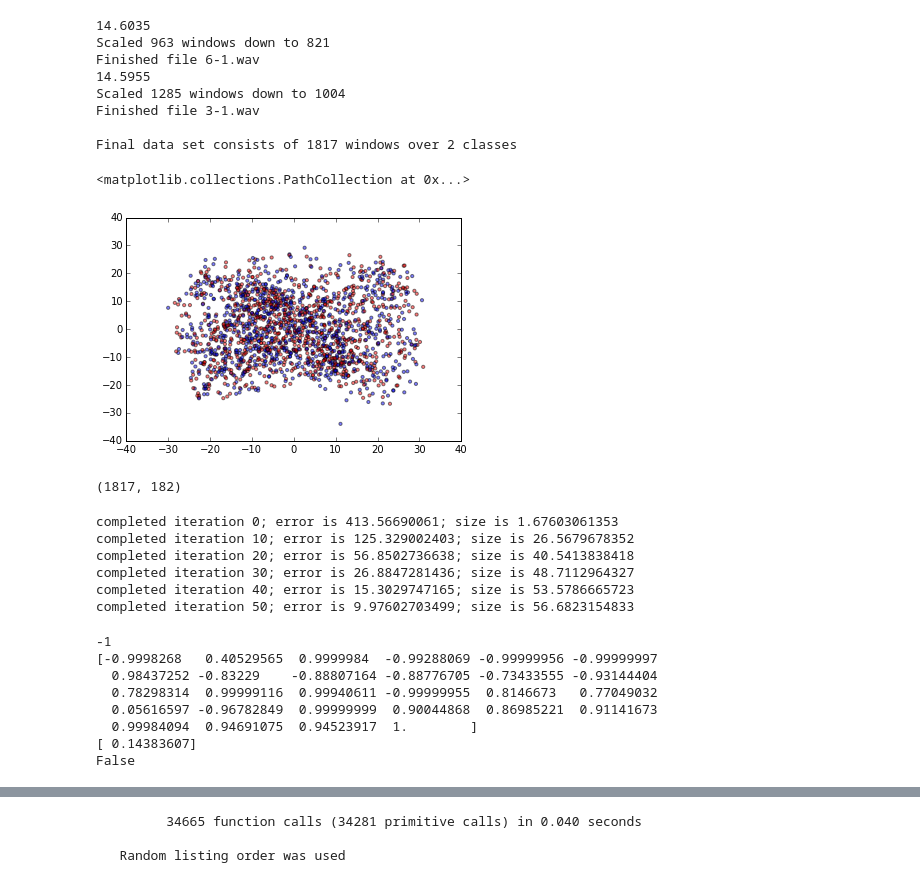
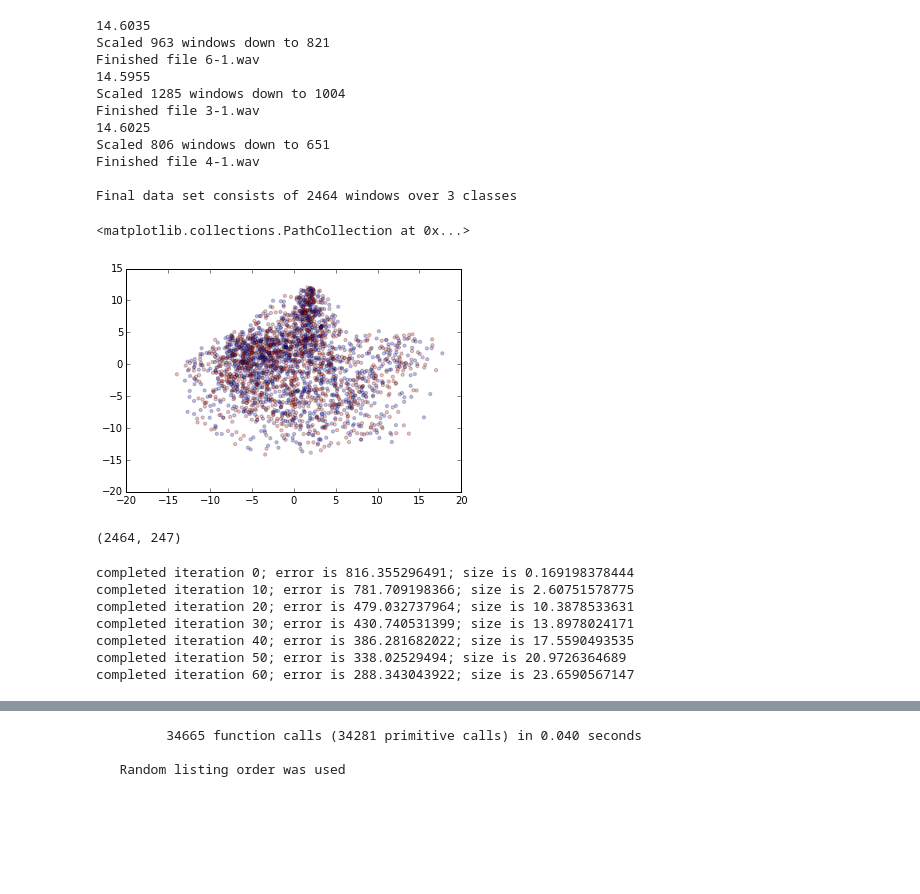
Before and after one commit to daviswer/SpeechAuthenticator, a Jupyter notebook: AnalysisEngine.ipynb, the cells around one changed output, grey strips where cells are left out. Cells and saved outputs as stored; diff of their text form; code cells hidden in the pictures; blank space fills up the shorter version.

```diff
--- a/AnalysisEngine.ipynb
+++ b/AnalysisEngine.ipynb
@@ -15,12 +15,12 @@ from pylab import *
 from numpy import dot, outer
 from sklearn.decomposition import PCA
 # %%
-c = 3
 filelist = ['6-1.wav',
-            '3-1.wav'
+            '3-1.wav',
+            '4-1.wav'
             ]
-info = WAVreader(filelist, [-1,1], 0.05)
-data = info.concatset
+info = WAVreader(filelist, [0,1,2], 0.05)
+data = info.dataset
 # %% [output]
 14.6035
 Scaled 963 windows down to 821
@@ -28,54 +28,42 @@ Finished file 6-1.wav
 14.5955
 Scaled 1285 windows down to 1004
 Finished file 3-1.wav
+14.6025
+Scaled 806 windows down to 651
+Finished file 4-1.wav
 
-Final data set consists of 1817 windows over 2 classes
+Final data set consists of 2464 windows over 3 classes
 # %%
-X = [dat[0] for dat in info.lnDeltaset]
-labels = [(dat[1]+0.0)/info.length*2 for dat in info.concatset]
+X = [dat[0] for dat in info.lnMFCCset]
+labels = [(dat[1]+0.0)/info.length*2 for dat in info.lnMFCCset]
 pca = PCA(n_components=2)
 pca.fit(X)
 newX = pca.transform(X)
-scatter([x[0] for x in newX], [x[1] for x in newX],c=[[1,0,0],[0,0,1]],alpha=0.5,s=10)
+scatter([x[0] for x in newX], [x[1] for x in newX],c=[[1,0,0],[0,0,1]],alpha=0.25,s=10)
 # %% [output]
 <matplotlib.collections.PathCollection at 0x...>
-[figure, old version]
+[figure, new version]
 # %%
 trainset = []
 testset = []
 for i in xrange(len(data)):
-    if i%10 == 0: testset.append(data[i])
+    if i%10 == 2: testset.append(data[i])
     else: trainset.append(data[i])
 print (len(data), len(testset))
 # %% [output]
-(1817, 182)
+(2464, 247)
 # %%
-NTN = ShallowNeuralNetwork()#input_dim=26, hidden_dim=13)
+NTN = ShallowNeuralNetwork(input_dim=79, hidden_dim=27)
 # cProfile.run('NTN.train(trainset, maxiter=41, alpha=0.0001, lmbda=0.001, display_progress=True)')
-NTN.train(trainset, maxiter=51, alpha=0.0001, display_progress=True)
+NTN.train(trainset, maxiter=61, alpha=0.0001, lmbda=0.00001, display_progress=True)
 # %% [output]
-completed iteration 0; error is 413.56690061; size is 1.67603061353
-completed iteration 10; error is 125.329002403; size is 26.5679678352
-completed iteration 20; error is 56.8502736638; size is 40.5413838418
-completed iteration 30; error is 26.8847281436; size is 48.7112964327
-completed iteration 40; error is 15.3029747165; size is 53.5786665723
-completed iteration 50; error is 9.97602703499; size is 56.6823154833
+completed iteration 0; error is 816.355296491; size is 0.169198378444
+completed iteration 10; error is 781.709198366; size is 2.60751578775
+completed iteration 20; error is 479.032737964; size is 10.3878533631
+completed iteration 30; error is 430.740531399; size is 13.8978024171
+completed iteration 40; error is 386.281682022; size is 17.5590493535
+completed iteration 50; error is 338.02529494; size is 20.9726364689
+completed iteration 60; error is 288.343043922; size is 23.6590567147
-# %%
-i=101
-print data[i][1]
-NTN.forward_propagation(data[i][0])
-print NTN.hidden
-print NTN.output
-print NTN.predict(data[i][0])[0]/abs(NTN.predict(data[i][0])[0])==data[i][1]
-# %% [output]
--1
-[-0.9998268   0.40529565  0.9999984  -0.99288069 -0.99999956 -0.99999997
-  0.98437252 -0.83229    -0.88807164 -0.88776705 -0.73433555 -0.93144404
-  0.78298314  0.99999116  0.99940611 -0.99999955  0.8146673   0.77049032
-  0.05616597 -0.96782849  0.99999999  0.90044868  0.86985221  0.91141673
-  0.99984094  0.94691075  0.94523917  1.        ]
-[ 0.14383607]
-False
 # %%
 print NTN.accuracy(trainset), NTN.accuracy(testset)
 # %% [output]
```
Also changed, not shown: parts of 7 cells of this notebook, 6 other files.
